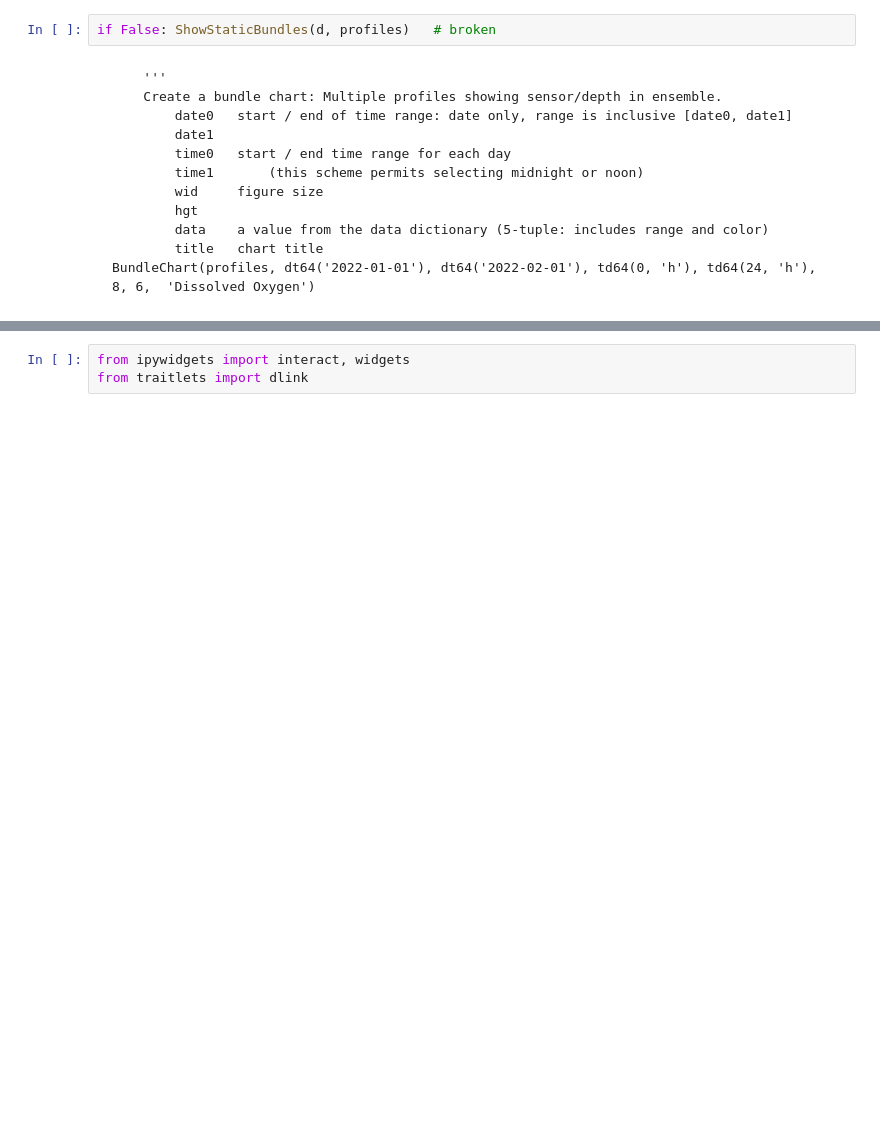
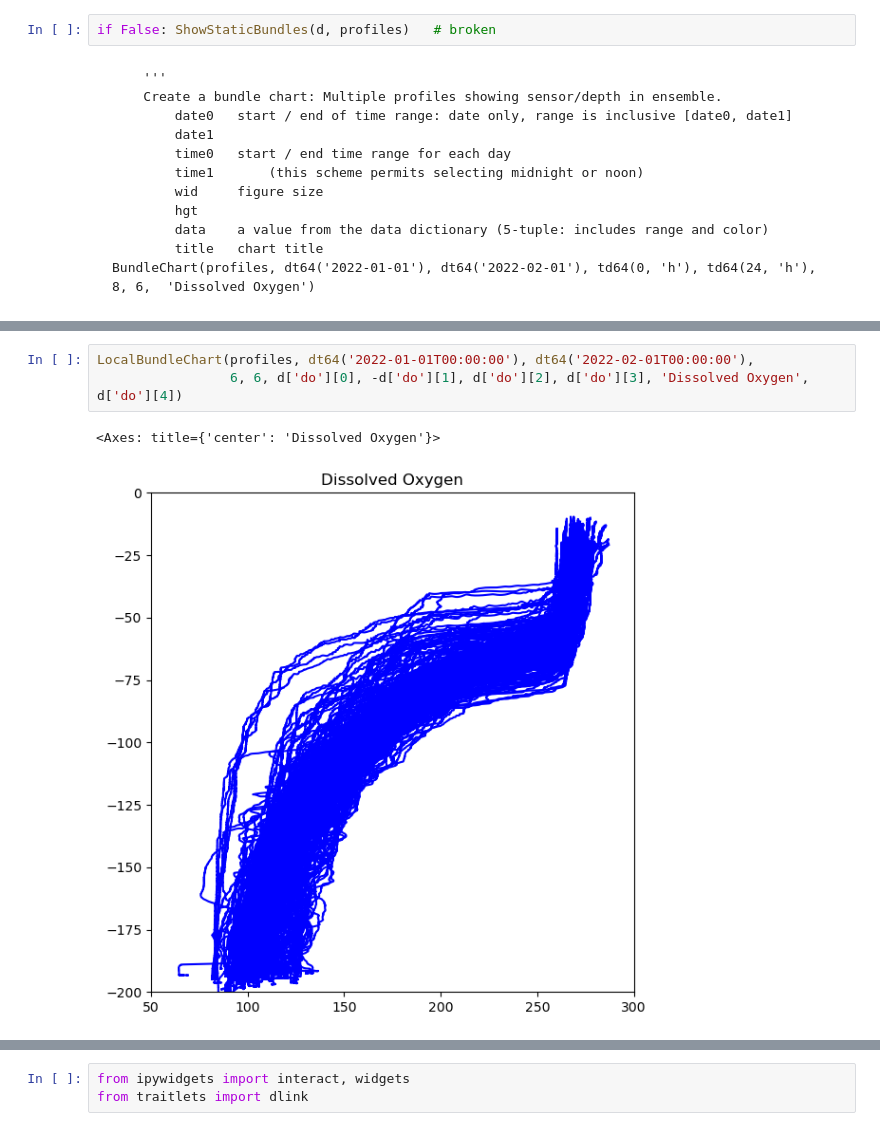
Before and after one commit to geo-smart/oceanography, a Jupyter notebook: book/chapters/epipelargosy.ipynb, the cells around one changed output, grey strips where cells are left out. Cells and saved outputs as stored; diff of their text form; blank space fills up the shorter version.

```diff
--- a/book/chapters/epipelargosy.ipynb
+++ b/book/chapters/epipelargosy.ipynb
@@ -310,3 +311,9 @@ LocalBundleChart(profiles, dt64('2022-01-01T00:00:00'), dt64('2022-01-04T00:00:0
 # %% [output]
 <Axes: title={'center': 'Dissolved Oxygen'}>
 [figure]
+# %%
+LocalBundleChart(profiles, dt64('2022-01-01T00:00:00'), dt64('2022-02-01T00:00:00'),
+                 6, 6, d['do'][0], -d['do'][1], d['do'][2], d['do'][3], 'Dissolved Oxygen', d['do'][4])
+# %% [output]
+<Axes: title={'center': 'Dissolved Oxygen'}>
+[figure, added]
```
Also changed, not shown: parts of 9 cells of this notebook, 1 other file.
